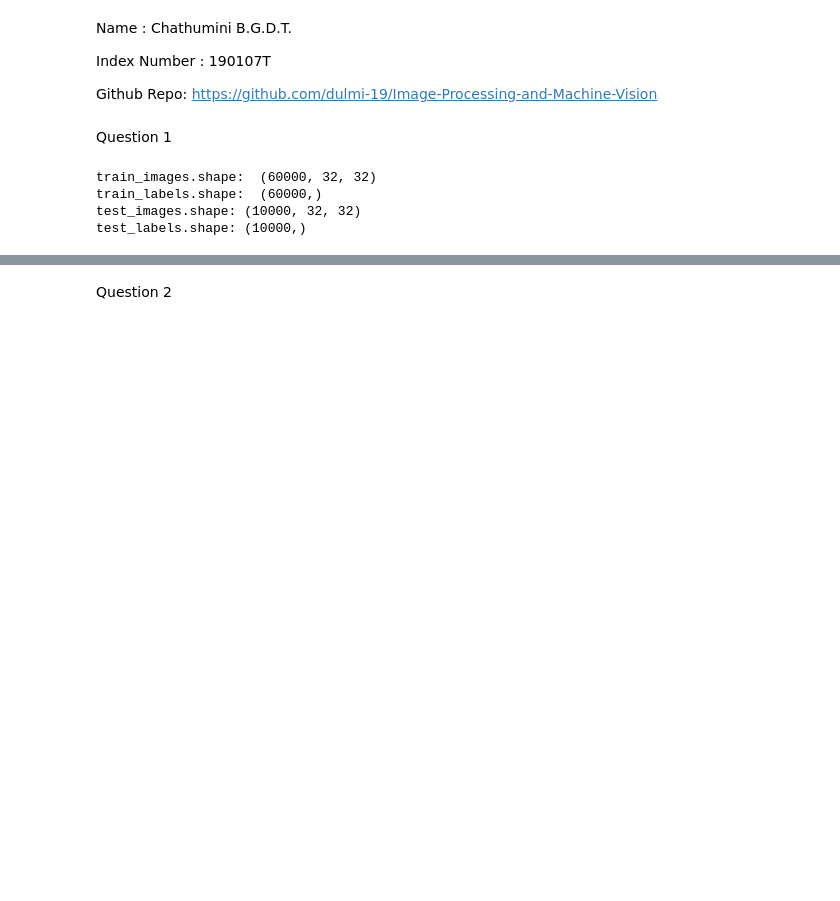
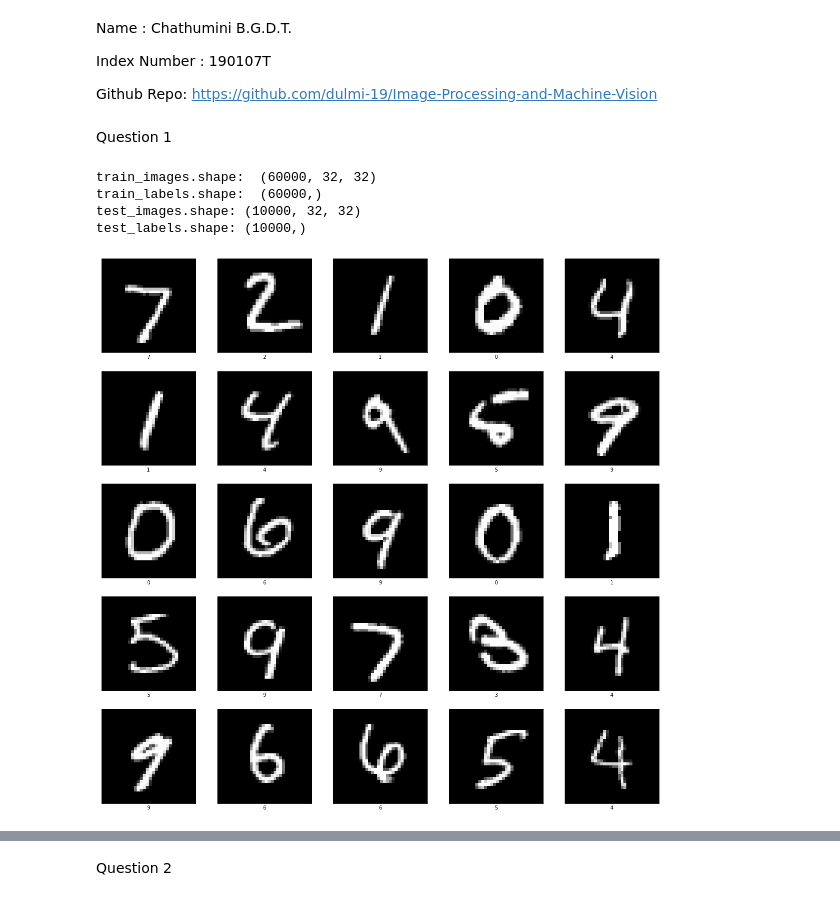
Before and after one commit to dulmi-99/Image-Processing-and-Machine-Vision, a Jupyter notebook: Exercises/Exercise 11/190107T_Exercise_11.ipynb, the cells around one changed output, grey strips where cells are left out. Cells and saved outputs as stored; diff of their text form; code cells hidden in the pictures; blank space fills up the shorter version.

```diff
--- a/Exercises/Exercise 11/190107T_Exercise_11.ipynb
+++ b/Exercises/Exercise 11/190107T_Exercise_11.ipynb
@@ -36,6 +36,17 @@ train_images.shape:  (60000, 32, 32)
 train_labels.shape:  (60000,)
 test_images.shape: (10000, 32, 32)
 test_labels.shape: (10000,)
+# %%
+plt.figure(figsize=(20,20))
+for j in range(25):
+    plt.subplot(5,5,j+1)
+    plt.xticks([]),plt.yticks([])
+    plt.grid(False)
+    plt.imshow(tf.reshape(test_images[j],[32,32]),cmap=plt.cm.gray)
+    plt.xlabel(class_names[test_labels[j]])
+plt.show()
+# %% [output]
+[figure, added]
 # %%
 model = models.Sequential()
 model.add(layers.Conv2D(6,(5,5),activation = 'relu',input_shape = (32,32,1)))
```
Also changed, not shown: parts of 9 cells of this notebook, 6 other files.
